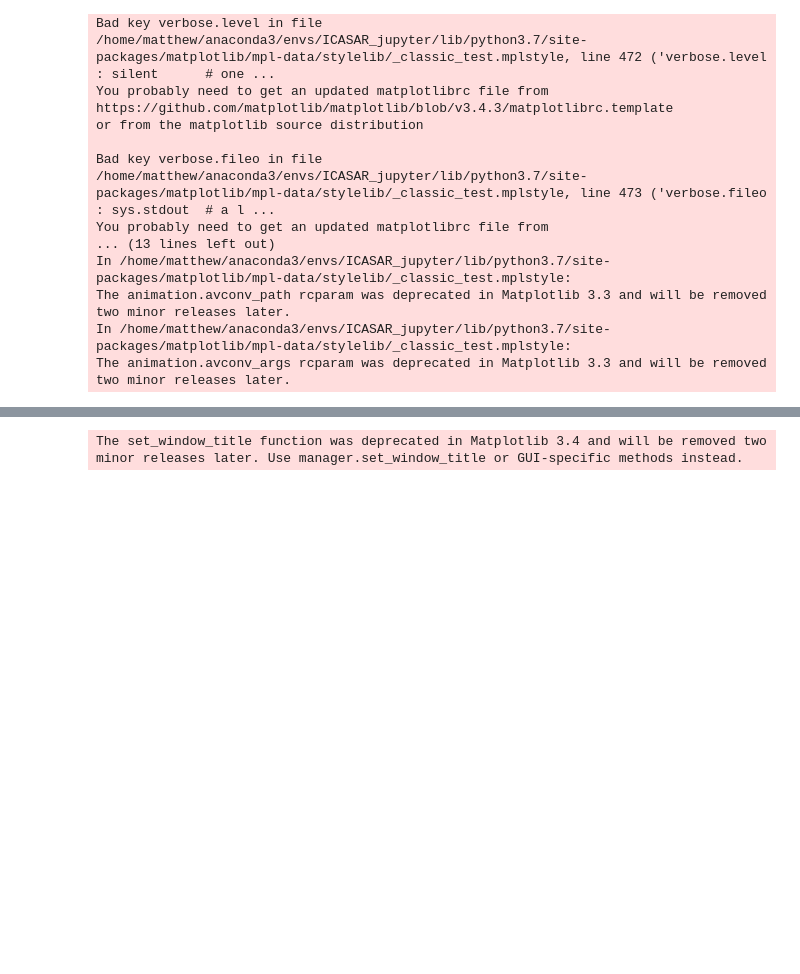
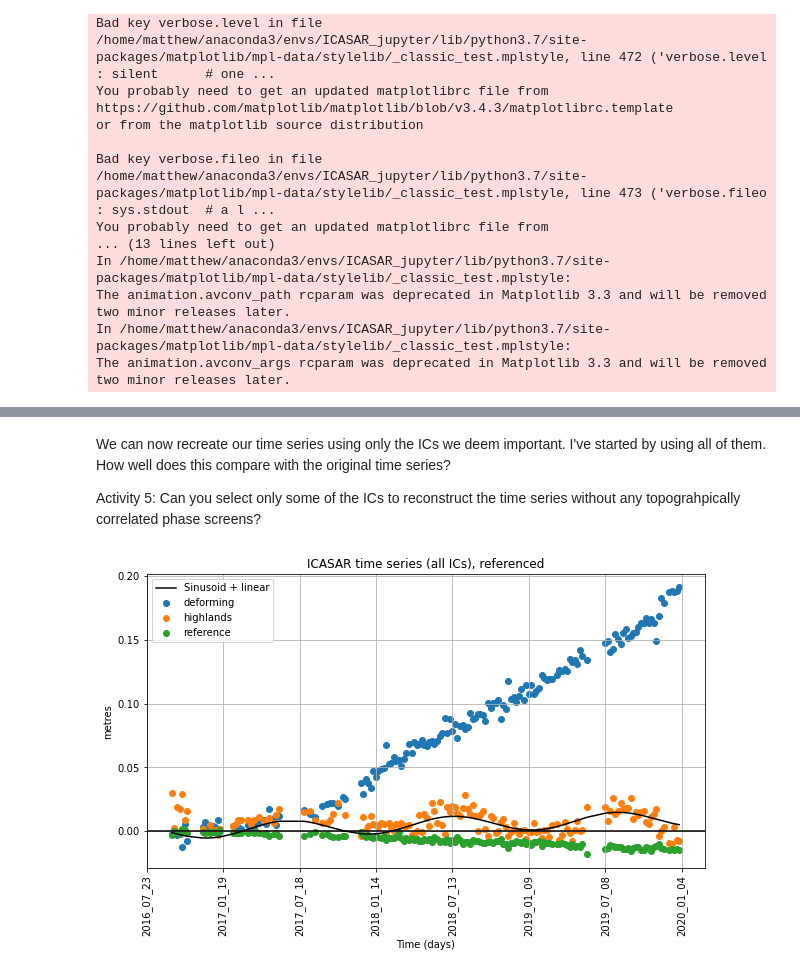
Before and after one commit to matthew-gaddes/insar_workshop, a Jupyter notebook: COMET_workshop.ipynb, the cells around one changed output, grey strips where cells are left out. Drawn from its saved outputs; the diff is of its cells as text; code cells hidden in the pictures; blank space fills up the shorter version.

```diff
--- a/COMET_workshop.ipynb
+++ b/COMET_workshop.ipynb
@@ -268,7 +202,7 @@ The set_window_title function was deprecated in Matplotlib 3.4 and will be remov
 # %%
 #%% do ICA with ICSAR function
 
-ifg_means = np.mean(displacement_r3['incremental'], axis = (1,2))[:, np.newaxis, np.newaxis]                                                        # get the mean for each ifg
+ifg_means = np.mean(incremental_r3, axis = (1,2))[:, np.newaxis, np.newaxis]                                                        # get the mean for each ifg
 
 #spatial_data = {'mixtures_r2'    : displacement_r2['incremental'],
 #                'mask'           : displacement_r2['mask'],
@@ -283,9 +217,6 @@ ifg_means = np.mean(displacement_r3['incremental'], axis = (1,2))[:, np.newaxis,
 #plt.pause(1)               # force figures to show.
 
 
-
-import pickle
-
 with open(Path("./insar_workshop_example") / "ICASAR_results.pkl", 'rb') as f:
     ics = pickle.load(f)
     mask = pickle.load(f)
@@ -294,4 +225,4 @@ with open(Path("./insar_workshop_example") / "ICASAR_results.pkl", 'rb') as f:
     Iq_sorted = pickle.load(f)
     n_clusters = pickle.load(f)
 
-plt.pause(1)               # force figures to show.
+#plt.pause(1)               # force figures to show.
@@ -377,12 +229,15 @@ Saving the key results as a .pkl file... Done!
+# %% [markdown]
+We can now recreate our time series using only the ICs we deem important.  I've started by using all of them.  How well does this compare with the original time series?
+
+Activity 5: Can you select only some of the ICs to reconstruct the time series without any topograhpically correlated phase screens?
 # %%
 #%% Plot the time series for the same points, using ICASAR correction.
-
-
-
-incremental_r2_mc_hat = tcs[:,0:1] @ ics[0:1, :]                                                                                               # reconstruct using the ICs.
+######## editable
+incremental_r2_mc_hat = tcs[:,0:5] @ ics[0:5, :]                                                                                               # reconstruct using the ICs.
+######### end
 incremental_r3_mc_hat = r2_to_r3(incremental_r2_mc_hat, displacement_r2['mask'])                                                     # convert rank 2 (ie row vectors) to rank 3 (e.g n_images x ny x nx)
 
-incremental_r3_hat = incremental_r3_mc_hat + np.repeat(np.repeat(ifg_means, displacement_r3['incremental'].shape[1], 1), displacement_r3['incremental'].shape[2], 2)
+incremental_r3_hat = incremental_r3_mc_hat + np.repeat(np.repeat(ifg_means, incremental_r3.shape[1], 1), incremental_r3.shape[2], 2)
 plot_points_interest(incremental_r3_mc_hat, points_interest, tbaseline_info['baselines_cumulative'], tbaseline_info['acq_dates'], 'ICASAR time series (all ICs), referenced',  'metres')##
 # %% [output]
-The set_window_title function was deprecated in Matplotlib 3.4 and will be removed two minor releases later. Use manager.set_window_title or GUI-specific methods instead.
+[figure, added]
```
Also changed, not shown: parts of 17 cells of this notebook, 1 other file.
